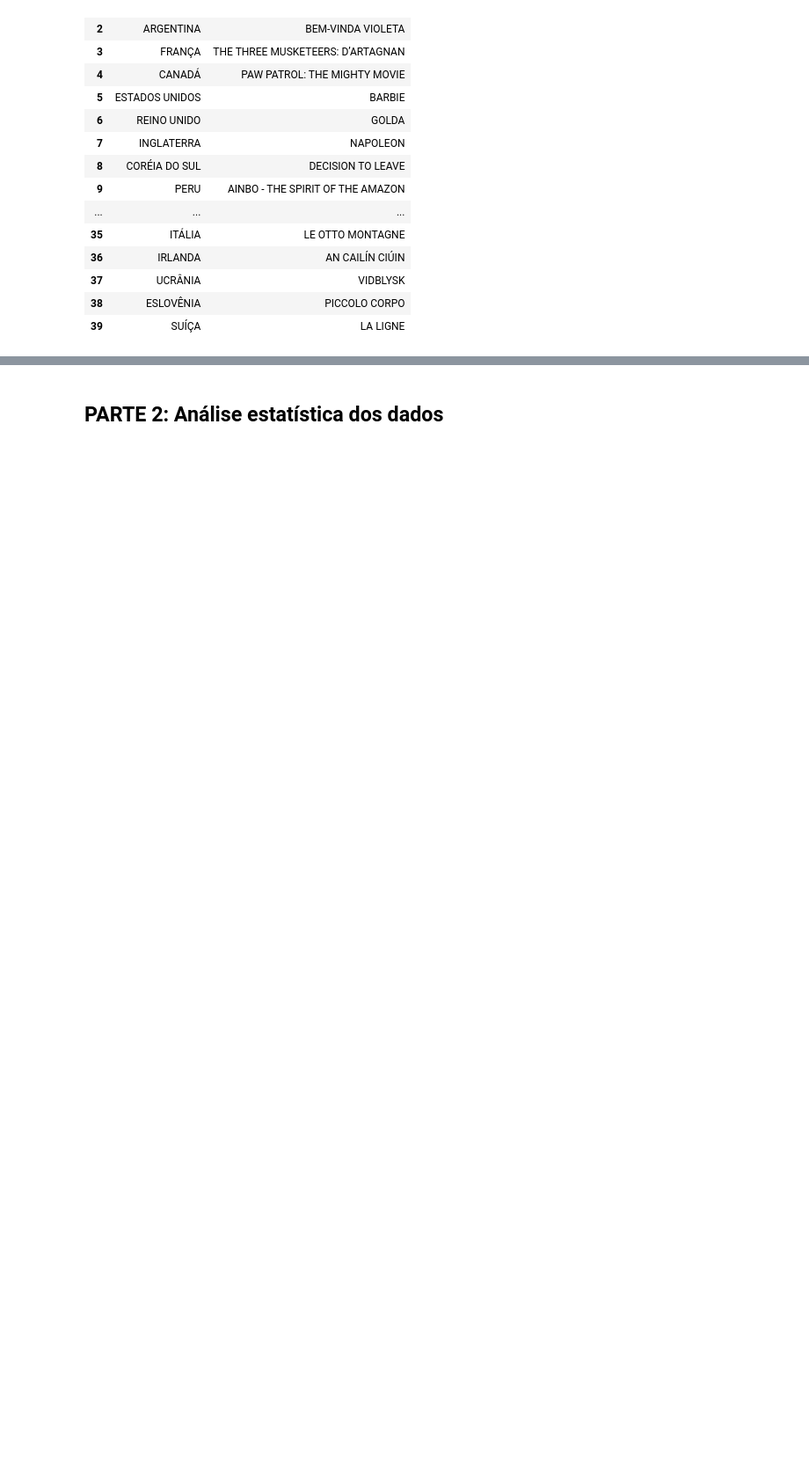
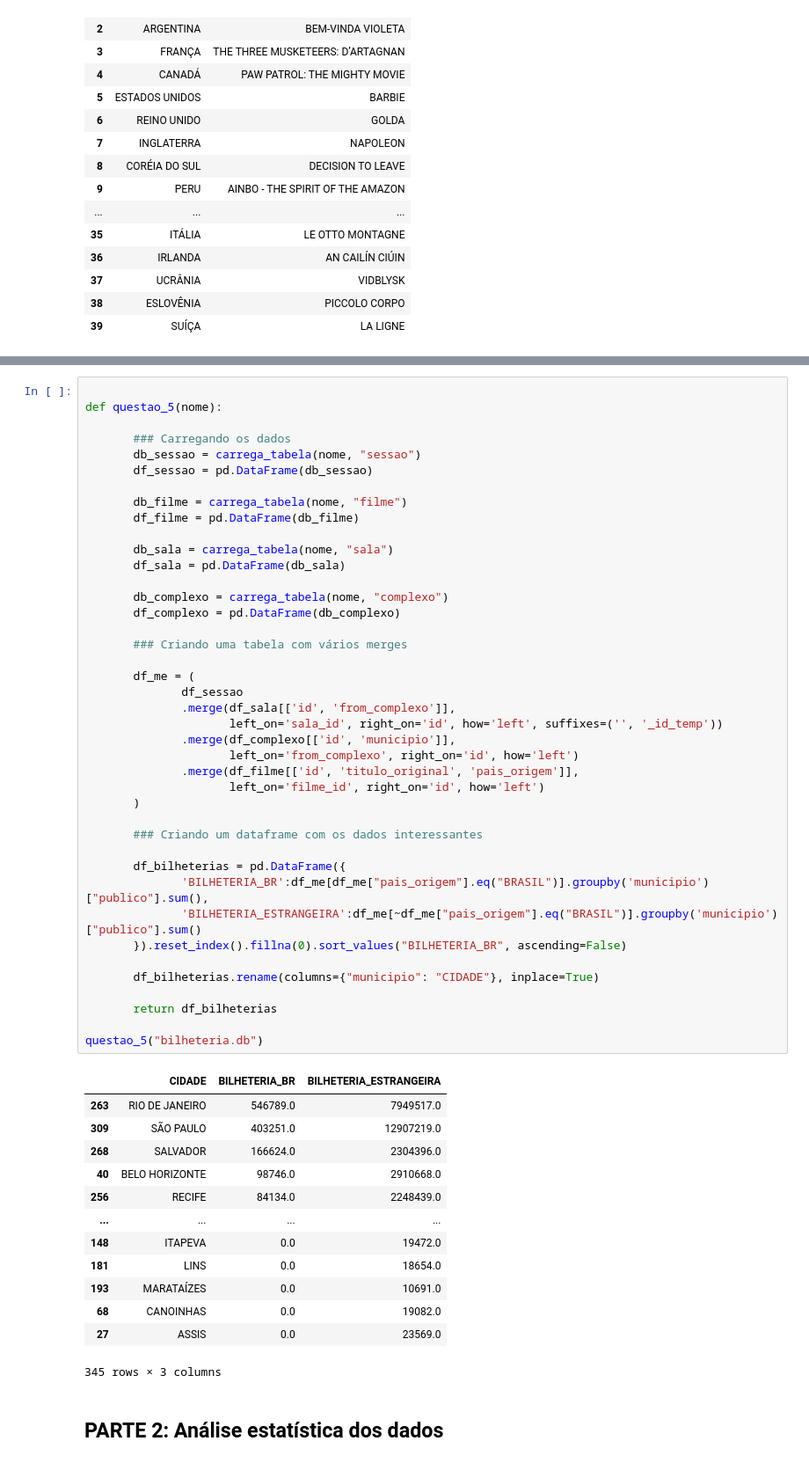
Before and after one commit to Diowgo/trabalho-a2-flavio, a Jupyter notebook: A2.ipynb, the cells around one changed output, grey strips where cells are left out. Shown at 88% size. Saved outputs shown, nothing was run; the diff lists cells and outputs as text; blank space fills up the shorter version.

```diff
--- a/A2.ipynb
+++ b/A2.ipynb
@@ -149,2 +304,57 @@ display(df_bilheteria_paises)
+# %%
+
+def questao_5(nome):
+
+       ### Carregando os dados
+       db_sessao = carrega_tabela(nome, "sessao")
+       df_sessao = pd.DataFrame(db_sessao)
+
+       db_filme = carrega_tabela(nome, "filme")
+       df_filme = pd.DataFrame(db_filme)
+
+       db_sala = carrega_tabela(nome, "sala")
+       df_sala = pd.DataFrame(db_sala)
+
+       db_complexo = carrega_tabela(nome, "complexo")
+       df_complexo = pd.DataFrame(db_complexo)
+
+       ### Criando uma tabela com vários merges
+
+       df_me = (
+              df_sessao
+              .merge(df_sala[['id', 'from_complexo']],
+                     left_on='sala_id', right_on='id', how='left', suffixes=('', '_id_temp'))
+              .merge(df_complexo[['id', 'municipio']],
+                     left_on='from_complexo', right_on='id', how='left')
+              .merge(df_filme[['id', 'titulo_original', 'pais_origem']],
+                     left_on='filme_id', right_on='id', how='left')
+       )
+
+       ### Criando um dataframe com os dados interessantes
+
+       df_bilheterias = pd.DataFrame({
+              'BILHETERIA_BR':df_me[df_me["pais_origem"].eq("BRASIL")].groupby('municipio')["publico"].sum(),
+              'BILHETERIA_ESTRANGEIRA':df_me[~df_me["pais_origem"].eq("BRASIL")].groupby('municipio')["publico"].sum()
+       }).reset_index().fillna(0).sort_values("BILHETERIA_BR", ascending=False)
+
+       df_bilheterias.rename(columns={"municipio": "CIDADE"}, inplace=True)
+
+       return df_bilheterias
+
+questao_5("bilheteria.db")
+# %% [output]
+|  | CIDADE | BILHETERIA_BR | BILHETERIA_ESTRANGEIRA |
+| 263 | RIO DE JANEIRO | 546789.0 | 7949517.0 |
+| 309 | SÃO PAULO | 403251.0 | 12907219.0 |
+| 268 | SALVADOR | 166624.0 | 2304396.0 |
+| 40 | BELO HORIZONTE | 98746.0 | 2910668.0 |
+| 256 | RECIFE | 84134.0 | 2248439.0 |
+| ... | ... | ... | ... |
+| 148 | ITAPEVA | 0.0 | 19472.0 |
+| 181 | LINS | 0.0 | 18654.0 |
+| 193 | MARATAÍZES | 0.0 | 10691.0 |
+| 68 | CANOINHAS | 0.0 | 19082.0 |
+| 27 | ASSIS | 0.0 | 23569.0 |
+345 rows × 3 columns
 # %% [markdown]
 ## PARTE 2: Análise estatística dos dados
```
Also changed, not shown: parts of 5 cells of this notebook.
